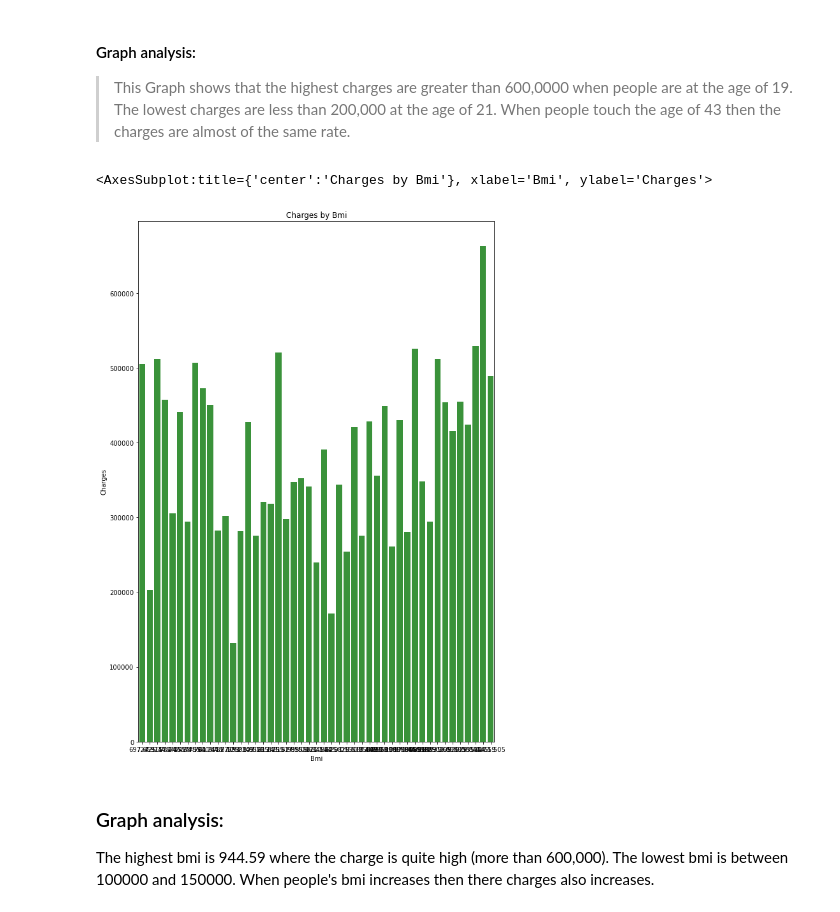
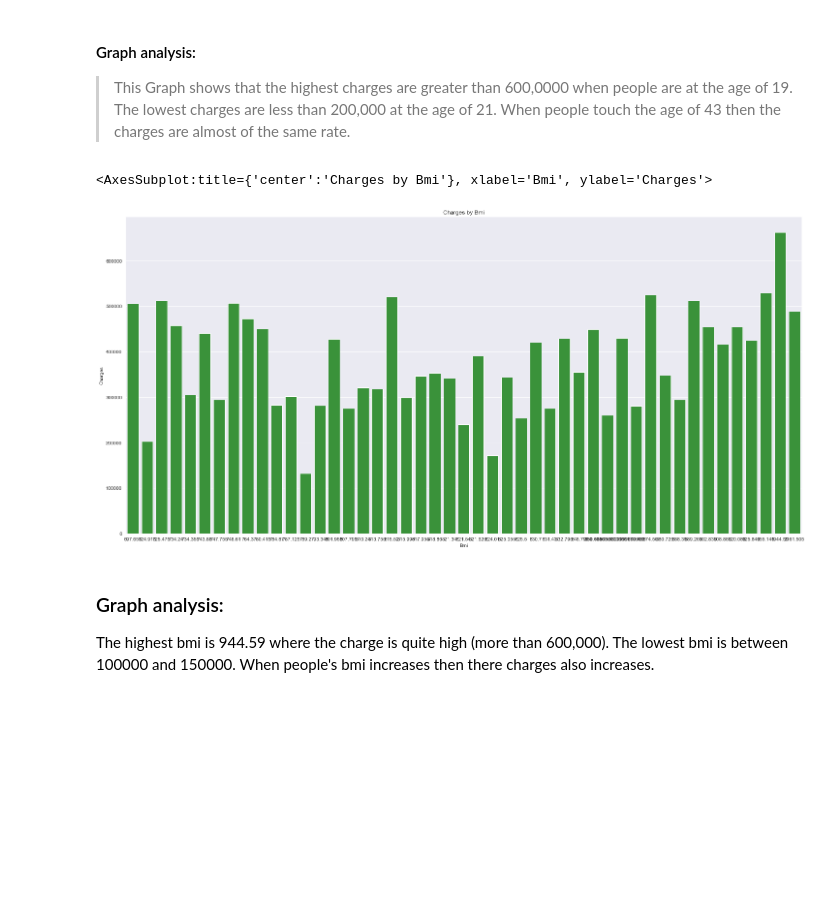
Before and after one commit to data301-2021-winter1/project-group60-project, a Jupyter notebook: notebooks/analysis2.ipynb, the cells around one changed output. Cells and saved outputs as stored; diff of their text form; code cells hidden in the pictures; blank space fills up the shorter version.

```diff
--- a/notebooks/analysis2.ipynb
+++ b/notebooks/analysis2.ipynb
@@ -253,17 +252,18 @@ a
 #### Graph analysis:
 >This Graph shows that the highest charges are greater than 600,0000 when people are at the age of 19. The lowest charges are less than 200,000 at the age of 21. When people touch the age of 43 then the charges are almost of the same rate.
 # %%
+plt.subplots(figsize=(25, 12))
 df20 = p2.bmia(dfp)
-a4_dims = (10,15)
-fig, a = plt.subplots(figsize=a4_dims)
+#a4_dims = (10,15)
+#fig, a = plt.subplots(figsize=a4_dims)
 a = sns.barplot(x="bmi", y="charges", data=df, color="tab:green")
 a.set_title("Charges by Bmi")
 a.set_xlabel("Bmi")
 a.set_ylabel("Charges")
 a
 # %% [output]
 <AxesSubplot:title={'center':'Charges by Bmi'}, xlabel='Bmi', ylabel='Charges'>
-[figure, old version]
+[figure, new version]
 # %% [markdown]
 ### Graph analysis:
 The highest bmi is 944.59 where the charge is quite high (more than 600,000). The lowest bmi is between 100000 and 150000. When people's bmi increases then there charges also increases.
```
Also changed, not shown: parts of 9 cells of this notebook, 2 other files.
